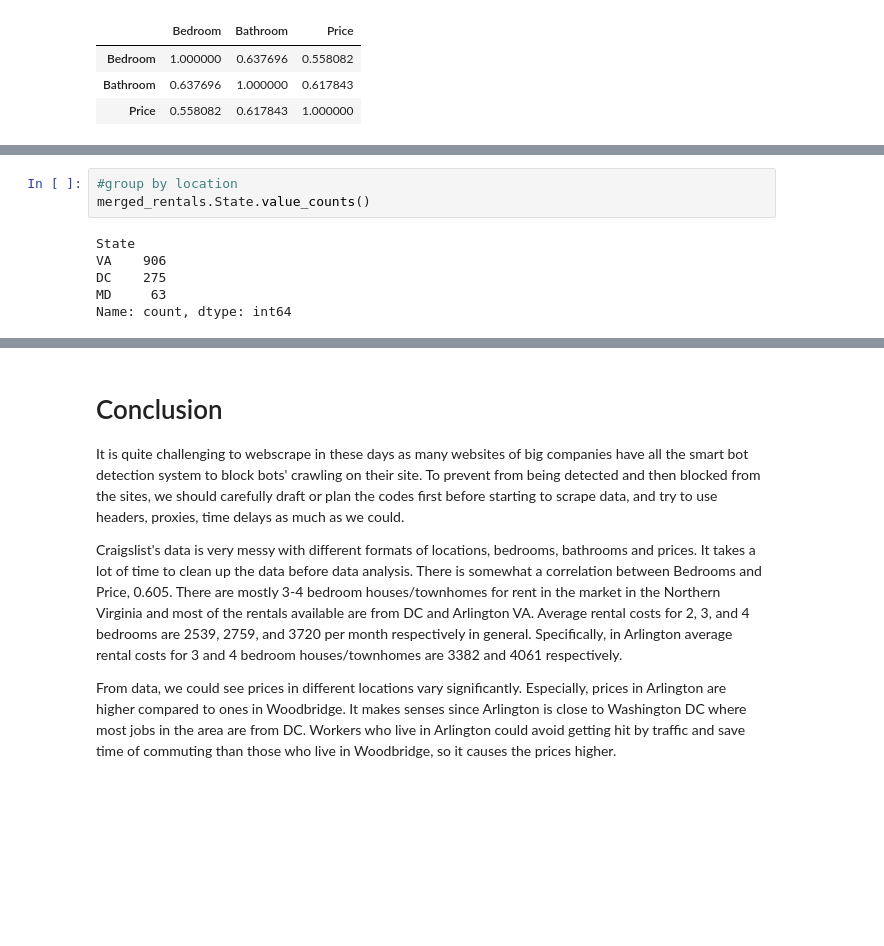
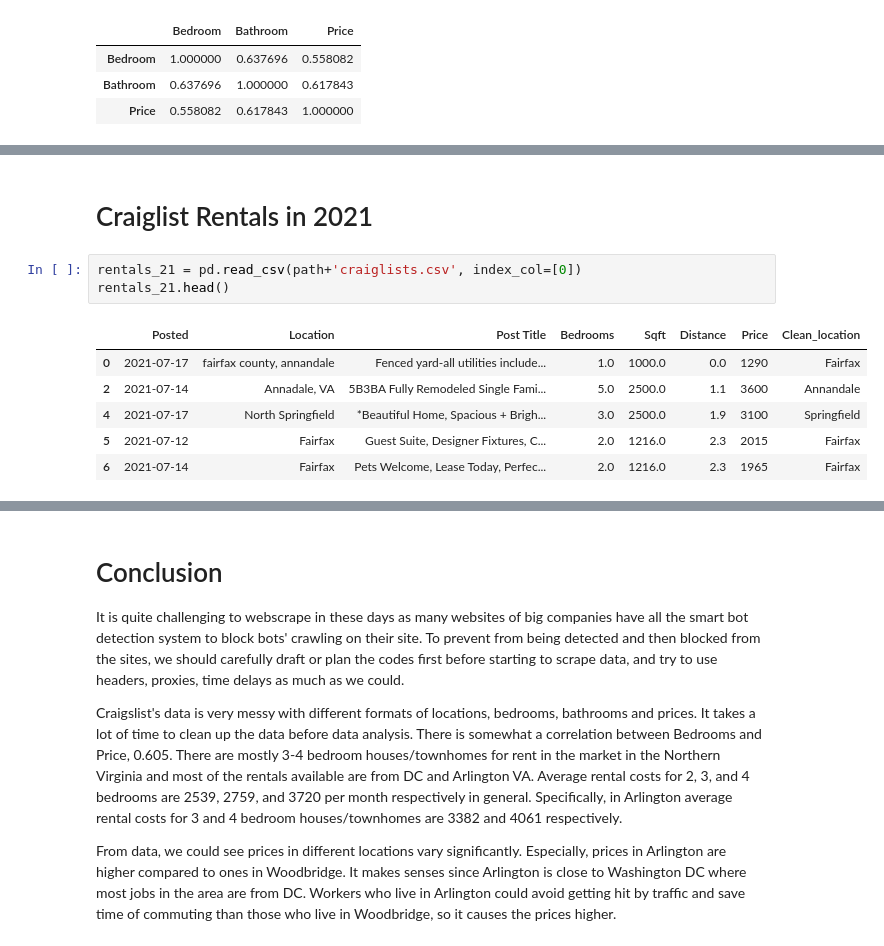
Before and after one commit to jenjen0233/Rentals-Analysis, a Jupyter notebook: homes_scraping.ipynb, the cells around one changed output, grey strips where cells are left out. Drawn from its saved outputs; the diff is of its cells as text; blank space fills up the shorter version.

Commit message:
Adding craiglist data

```diff
--- a/homes_scraping.ipynb
+++ b/homes_scraping.ipynb
@@ -1877,9 +1757,12 @@ df_34br_atleast2ba.head()
-# %%
-#group by location
-merged_rentals.State.value_counts()
-# %% [output]
-State
-VA    906
-DC    275
-MD     63
-Name: count, dtype: int64
+# %% [markdown]
+# Craiglist Rentals in 2021
+# %%
+rentals_21 = pd.read_csv(path+'craiglists.csv', index_col=[0])
+rentals_21.head()
+# %% [output]
+|  | Posted | Location | Post Title | Bedrooms | Sqft | Distance | Price | Clean_location |
+| 0 | 2021-07-17 | fairfax county, annandale | Fenced yard-all utilities include... | 1.0 | 1000.0 | 0.0 | 1290 | Fairfax |
+| 2 | 2021-07-14 | Annadale, VA | 5B3BA Fully Remodeled Single Fami... | 5.0 | 2500.0 | 1.1 | 3600 | Annandale |
+| 4 | 2021-07-17 | North Springfield | *Beautiful Home, Spacious + Brigh... | 3.0 | 2500.0 | 1.9 | 3100 | Springfield |
+| 5 | 2021-07-12 | Fairfax | Guest Suite, Designer Fixtures, C... | 2.0 | 1216.0 | 2.3 | 2015 | Fairfax |
+| 6 | 2021-07-14 | Fairfax | Pets Welcome, Lease Today, Perfec... | 2.0 | 1216.0 | 2.3 | 1965 | Fairfax |
```
Also changed, not shown: parts of 37 cells of this notebook, 3 other files.
